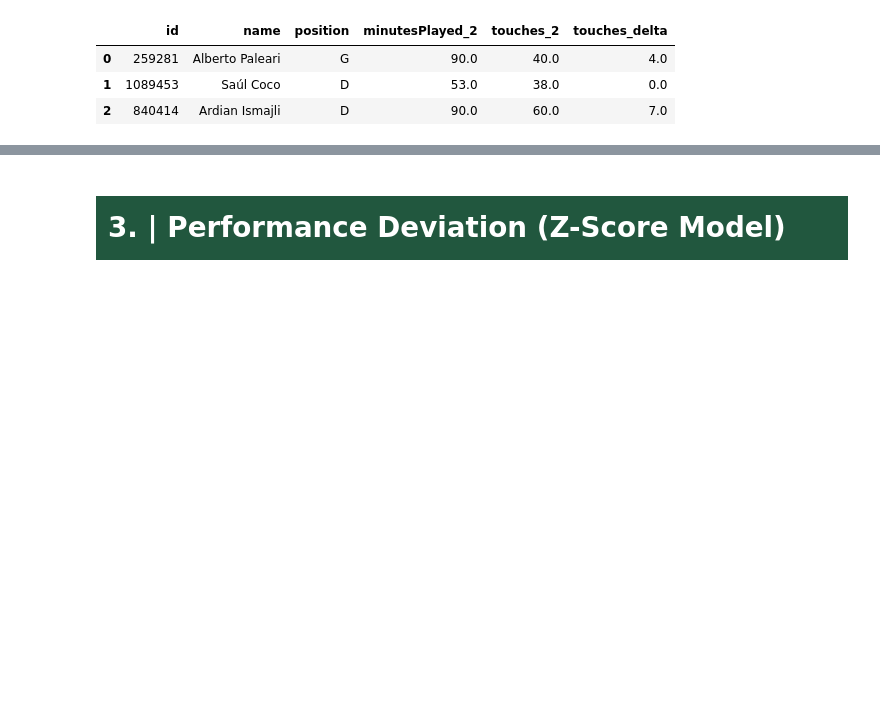
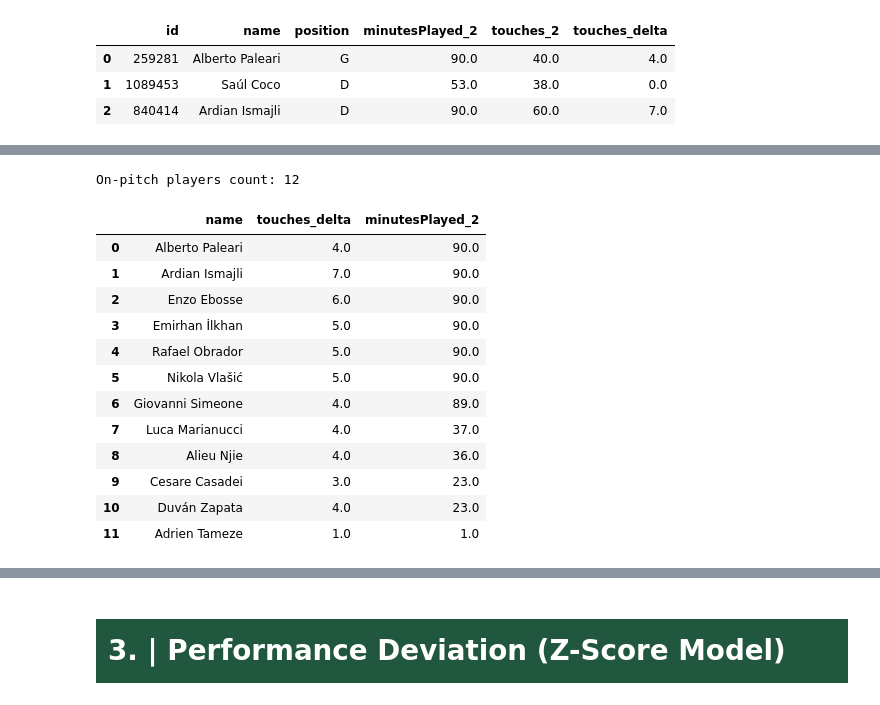
Before and after one commit to AI-Assistant-for-Football-Tactical/AI, a Jupyter notebook: in_match.ipynb, the cells around one changed output, grey strips where cells are left out. Saved outputs shown, nothing was run; the diff lists cells and outputs as text; code cells hidden in the pictures; blank space fills up the shorter version.

```diff
--- a/in_match.ipynb
+++ b/in_match.ipynb
@@ -642,7 +759,7 @@ def heatmap_delta(heatmaps: pd.DataFrame) -> pd.DataFrame:
     return pd.DataFrame(rows)
 
 
-heatmaps = pd.read_csv(r'in_data_examples\work_data\heatmaps.csv')
+
 output = heatmap_delta(heatmaps)
 output
 # %% [output]
@@ -685,7 +802,6 @@ def shotmaps_delta(shotmaps_df : DataFrame) -> DataFrame:
 
     return df
 
-shotmaps = pd.read_csv(r'in_data_examples\work_data\shotmaps.csv')
 output = shotmaps_delta(shotmaps)
 output
 # %% [output]
@@ -776,11 +892,7 @@ def all_deltas(players_df, team_df, heatmaps_df, shotmaps_df, features_df):
         print("Traceback:", traceback.format_exc())
         return None, None, None, None, None
 
-players = pd.read_csv(r'in_data_examples\work_data\lineups_and_stats.csv')
-events = pd.read_csv(r'in_data_examples\work_data\event_stats.csv')
-heatmaps = pd.read_csv(r'in_data_examples\work_data\heatmaps.csv')
-shotmaps = pd.read_csv(r'in_data_examples\work_data\shotmaps.csv')
-features = pd.read_csv(r'in_data_examples\work_data\features_from_rates.csv')
+
 
 # Renamed return variables to avoid shadowing function names
 player_delta_result, events_delta_result, heatmaps_delta_result, shotmaps_delta_result, features_delta_result = all_deltas(players, events, heatmaps, shotmaps, features)
@@ -1115,0 +960,48 @@ Merged Engineered Features:
+# %%
+def get_on_pitch_players(player_delta_df, lineups_stats_df):
+    """Filter to players active in this window using touches_delta (not cumulative touches_2).
+
+    touches_delta > 0  → player is on pitch and active in this window
+    touches_delta == 0 → player was subbed OFF before this window (cumulative unchanged)
+    touches_delta NaN  → bench player (never entered)
+    """
+
+    # now touches_delta > 0 (window-level — only truly active players)
+    on_pitch = player_delta_df[
+        player_delta_df['touches_delta'].notna() &
+        (player_delta_df['touches_delta'] > 0)
+    ].copy()
+
+    # Cols to merge - only include those that actually exist
+    cols_to_merge = ['id', 'minutesPlayed_2', 'rating_1', 'rating_2']
+    cols_to_use = [c for c in cols_to_merge if c in lineups_stats_df.columns]
+
+    # Only merge if we have columns to merge
+    if cols_to_use:
+        on_pitch = on_pitch.merge(
+            lineups_stats_df[cols_to_use],
+            left_on='id', right_on='id', how='left', suffixes=('', '_merged')
+        )
+
+    return on_pitch
+# Run and Output
+on_pitch = get_on_pitch_players(player_delta, lineups_stats_df)
+print(f"On-pitch players count: {len(on_pitch)}")
+# Check available columns before accessing
+available_cols = [c for c in ['name', 'touches_delta', 'minutesPlayed_2'] if c in on_pitch.columns]
+on_pitch[available_cols]
+# %% [output]
+On-pitch players count: 12
+|  | name | touches_delta | minutesPlayed_2 |
+| 0 | Alberto Paleari | 4.0 | 90.0 |
+| 1 | Ardian Ismajli | 7.0 | 90.0 |
+| 2 | Enzo Ebosse | 6.0 | 90.0 |
+| 3 | Emirhan İlkhan | 5.0 | 90.0 |
+| 4 | Rafael Obrador | 5.0 | 90.0 |
+| 5 | Nikola Vlašić | 5.0 | 90.0 |
+| 6 | Giovanni Simeone | 4.0 | 89.0 |
+| 7 | Luca Marianucci | 4.0 | 37.0 |
+| 8 | Alieu Njie | 4.0 | 36.0 |
+| 9 | Cesare Casadei | 3.0 | 23.0 |
+| 10 | Duván Zapata | 4.0 | 23.0 |
+| 11 | Adrien Tameze | 1.0 | 1.0 |
```
Also changed, not shown: parts of 47 cells of this notebook.
